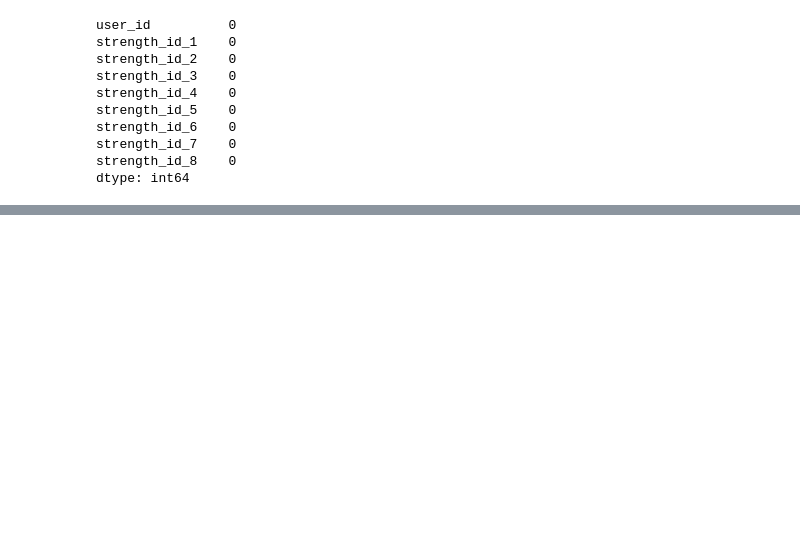
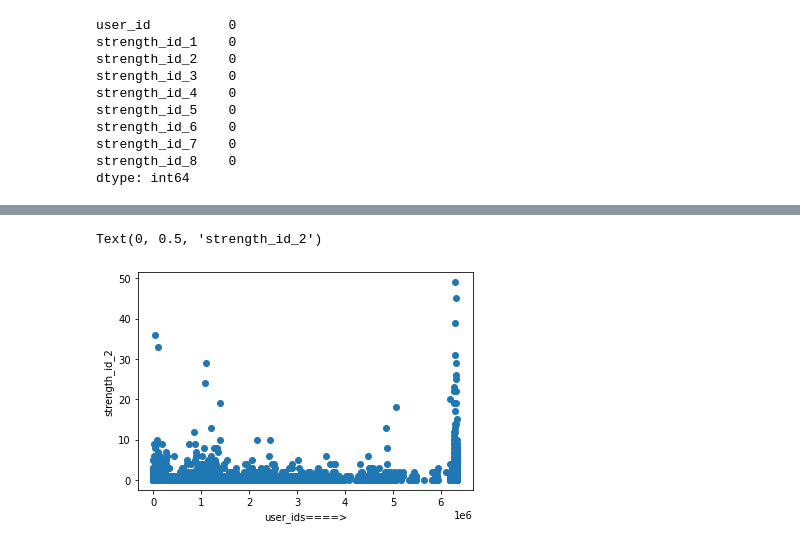
Before and after one commit to saurav-jaat/innerve_data-hackathon-2020-, a Jupyter notebook: UnivariateAnalysis/UA_strengths.ipynb, the cells around one changed output, grey strips where cells are left out. Cells and saved outputs as stored; diff of their text form; code cells hidden in the pictures; blank space fills up the shorter version.

```diff
--- a/UnivariateAnalysis/UA_strengths.ipynb
+++ b/UnivariateAnalysis/UA_strengths.ipynb
@@ -28,0 +48,7 @@ dtype: int64
+# %%
+plt.scatter(x,y2)
+plt.xlabel("user_ids====>")
+plt.ylabel("strength_id_2")
+# %% [output]
+Text(0, 0.5, 'strength_id_2')
+[figure, added]
```
Also changed, not shown: parts of 36 cells of this notebook.
